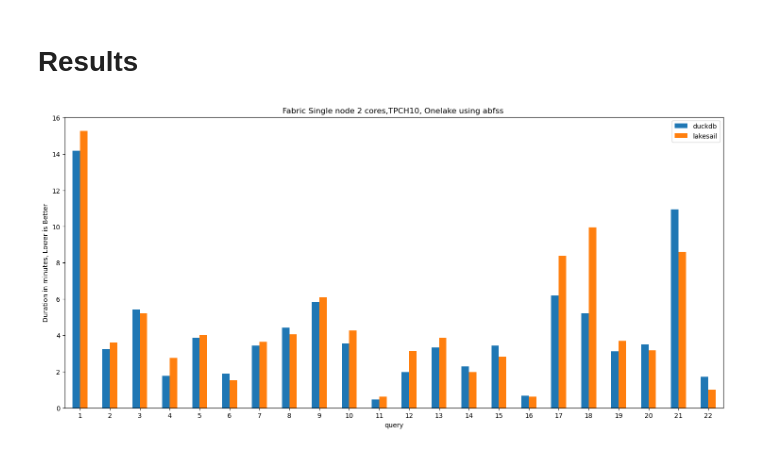
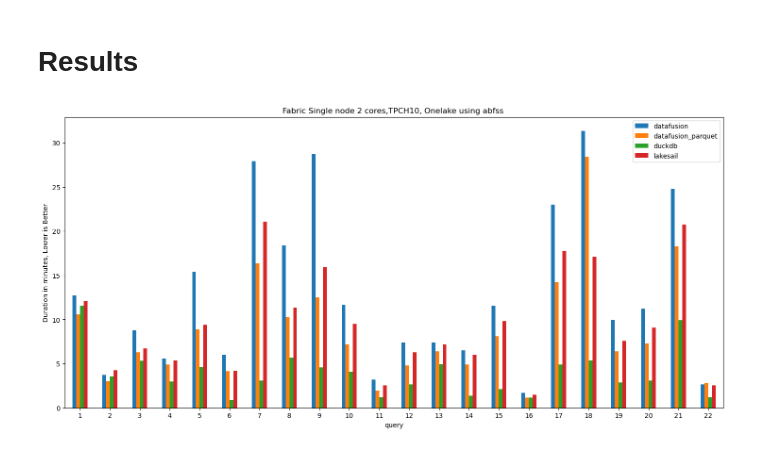
Before and after one commit to djouallah/Fabric_Notebooks_Demo, a Jupyter notebook: analytical/TPCH/latest/TPCH_benchmark.ipynb, the cells around one changed output. Cells and saved outputs as stored; diff of their text form; code cells hidden in the pictures.

```diff
--- a/analytical/TPCH/latest/TPCH_benchmark.ipynb
+++ b/analytical/TPCH/latest/TPCH_benchmark.ipynb
@@ -912,21 +953,20 @@ dt.vacuum(retention_hours=0,dry_run=False,  enforce_retention_duration=False)
 # %%
 import duckdb
 con = duckdb.connect()
 raw = con.sql(f"""
     select Engine,time, query, sf, cpu as core, dur
     from delta_scan('{results}')
-    where test = 'tpch' and Engine in ('lakesail','duckdb')
+    where test = 'tpch' and Engine in ('lakesail','duckdb','datafusion','datafusion_parquet')
     and sf = {SF}
     and cpu = 2
-    and time >'2026-01-01'
+    and time >'2026-01-30'
     """)
+t=con.sql("""
+    pivot (select Engine,query, avg(dur) as dur from raw group by all) on Engine using avg(dur)  order by query
+""").df()
+ax =t.plot.bar(rot=0,x='query',title=f"Fabric Single node {core} cores,TPCH{SF}, Onelake using abfss ",ylabel='Duration in minutes, Lower is Better',figsize=(18,8))
+# %% [output]
+[figure, added]
-# %%
-t=con.sql("""
-    pivot (select Engine,query, avg(dur) as dur from raw group by all) on Engine using avg(dur)  order by query
-""").df()
-ax =t.plot.bar(rot=0,x='query',title=f"Fabric Single node {core} cores,TPCH{SF}, Onelake using abfss ",ylabel='Duration in minutes, Lower is Better',figsize=(18,8))
-# %% [output]
-[figure, removed]
 # %%
 # 1. Create a temp table to hold the averages (Average first)
 # This solves the Catalog Error because 'cc' will now exist in the database
```
Also changed, not shown: parts of 10 cells of this notebook.
